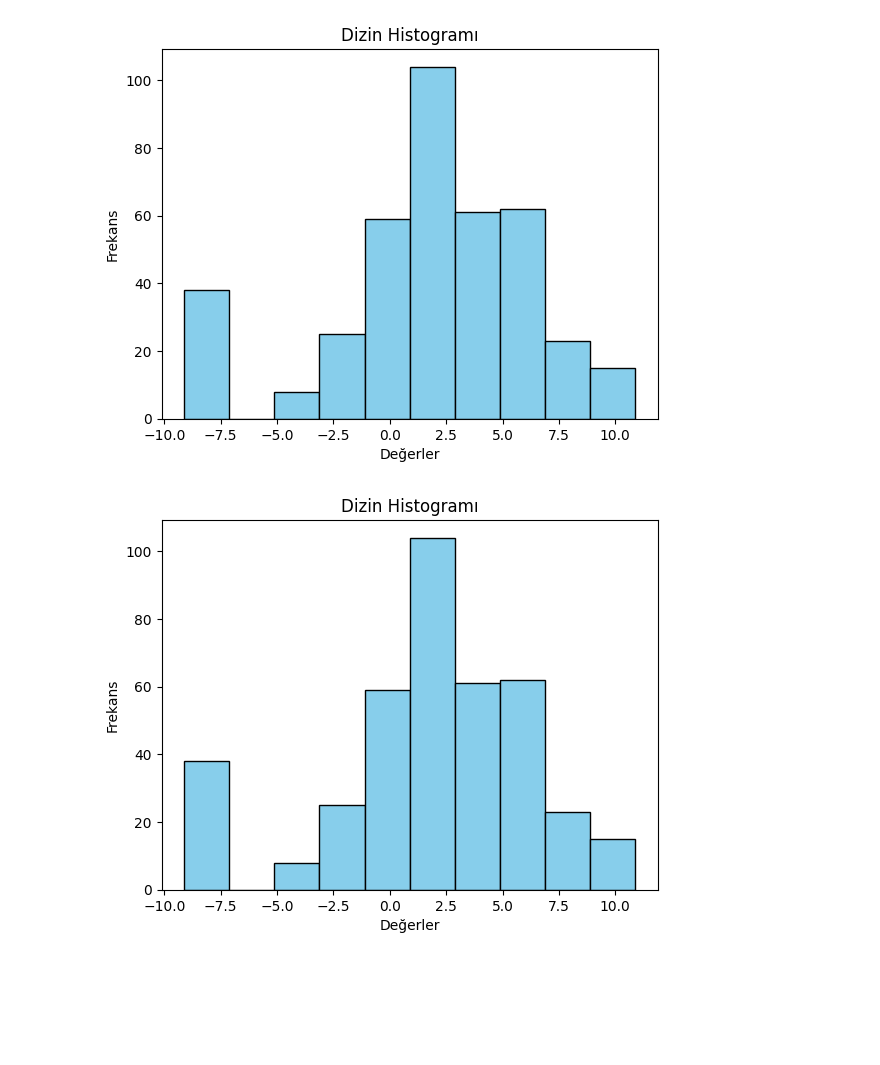
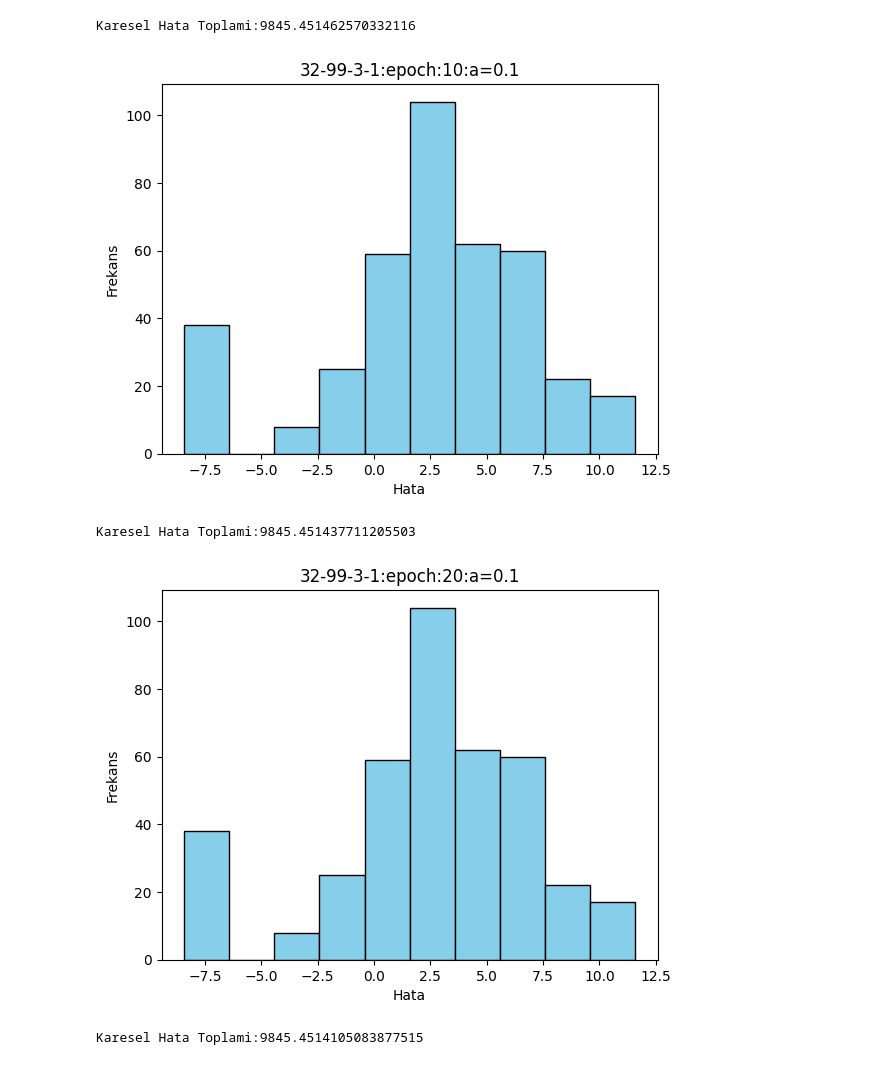
Before and after one commit to Ebrar2/ysa, a Jupyter notebook: Untitled5.ipynb, the cells around one changed output. Cells and saved outputs as stored; diff of their text form; code cells hidden in the pictures; blank space fills up the shorter version.

Commit message:
yeni histogramlar eklendi karesel hata eklendi

```diff
--- a/Untitled5.ipynb
+++ b/Untitled5.ipynb
@@ -24,8 +24,7 @@ y = data["G3"]
 label_encoders = {}
 for column in X.select_dtypes(include=["object"]).columns:
     label_encoders[column] = LabelEncoder()
-    X[column] = label_encoders[column].fit_transform(X[column])
-
+    X[column] = label_encoders[column].fit_transform(X[column])+1
 
 def jacobian_sigmoid(x):
     x= np.float128(x)
@@ -41,16 +40,14 @@ warnings.filterwarnings('ignore')
 def egitim(epoch_size,veri_seti,W1,W2,W3):
   for epoch in range(epoch_size):
     for index,row in veri_seti.iterrows():
-          # İleri besleme (Forward propagation)
           giris=list(row)
           hedef=y.get(index)
           z1 = np.dot(W1,giris)
           z1 = np.float128(z1)
-          a1 = 1 / (1 + np.exp(-z1))  # Sigmoid aktivasyon fonksiyonu
+          a1 = 1 / (1 + np.exp(-z1))
           z2 = np.dot(W2,a1)
           z2 = np.float128(z2)
-          a2=1 / (1 + np.exp(-z2))    #doğrusal
-          # Hata hesaplama (Loss calculation)
+          a2=1 / (1 + np.exp(-z2))
           z3=np.dot(W3,a2)
           a3=z3
           e = hedef-a3
@@ -60,61 +57,65 @@ def egitim(epoch_size,veri_seti,W1,W2,W3):
           W3=W3-learning_rate*s3*np.transpose(a2)
           W2=W2-learning_rate*s2*np.transpose(a1)
           W1=W1-learning_rate*s1*np.transpose(giris)
-          # Geriye yayılma (Backpropagation)
   return agirliklar(W1,W2,W3)
 
 def hata_hesabi(veri_seti,W1,W2,W3):
   hata=[]
+  karesel_hata=0
   for index,row in veri_seti.iterrows():
-          # İleri besleme (Forward propagation)
           giris=list(row)
           hedef=y.get(index)
           z1 = np.dot(W1,giris)
           z1 = np.float128(z1)
-          a1 = 1 / (1 + np.exp(-z1))  # Sigmoid aktivasyon fonksiyonu
+          a1 = 1 / (1 + np.exp(-z1))
           z2 = np.dot(W2,a1)
           z2 = np.float128(z2)
-          a2=1 / (1 + np.exp(-z2))    #doğrusal
-          # Hata hesaplama (Loss calculation)
+          a2=1 / (1 + np.exp(-z2))
           z3=np.dot(W3,a2)
           a3=z3
           e = hedef-a3
+          karesel_hata+=pow(e[0],2)
           hata.append(e[0])
+  print('Karesel Hata Toplami:'+str(karesel_hata))
   return hata
 
 
 
-def histogram_olustur(hata):
-  plt.hist(hata, bins=10, color='skyblue', edgecolor='black')  # Grafik başlığı ve etiketlerini ekle
-  plt.title('Dizin Histogramı')
-  plt.xlabel('Değerler')
+def histogram_olustur(hata,title):
+  plt.hist(hata, bins=10, color='skyblue', edgecolor='black')
+  plt.title(title)
+  plt.xlabel('Hata')
   plt.ylabel('Frekans')
   plt.show()
 
-giris_boyutu =len(X.columns)   # Giriş katmanı boyutu
-gizliKatman_boyutu1 = 99    # Gizli katman boyutu
-gizliKatman_boyutu2 = 3    # Gizli katman boyutu
-cikis_boyutu = 1    # Çıktı katmanı boyutu
+
+giris_boyutu =len(X.columns)
+gizliKatman_boyutu1 = 99
+gizliKatman_boyutu2 = 3
+cikis_boyutu = 1
 learning_rate = 0.1
 
 genel_W1=np.random.randn(gizliKatman_boyutu1,giris_boyutu)
 genel_W2=np.random.randn(gizliKatman_boyutu2,gizliKatman_boyutu1)
 genel_W3=np.random.randn(cikis_boyutu,gizliKatman_boyutu2)
 
+#Eğitim 10 epoch
+sonuc=egitim(10,X,genel_W1,genel_W2,genel_W3)
+hata1=hata_hesabi(X,sonuc.W1,sonuc.W2,sonuc.W3)
+histogram_olustur(hata1,'32-99-3-1:epoch:10:a=0.1')
 
-sonuc=egitim(10,X,genel_W1,genel_W2,genel_W3)
-hata=hata_hesabi(X,sonuc.W1,sonuc.W2,sonuc.W3)
-histogram_olustur(hata)
+#Eğitim 20 epoch
+sonuc=egitim(20,X,genel_W1,genel_W2,genel_W3)
+hata2=hata_hesabi(X,sonuc.W1,sonuc.W2,sonuc.W3)
+histogram_olustur(hata2,'32-99-3-1:epoch:20:a=0.1')
 
-
-sonuc=egitim(20,X,genel_W1,genel_W2,genel_W3)
-hata=hata_hesabi(X,sonuc.W1,sonuc.W2,sonuc.W3)
-histogram_olustur(hata)
-
-
+#Eğitim 30 epoch
 sonuc=egitim(30,X,genel_W1,genel_W2,genel_W3)
-hata=hata_hesabi(X,sonuc.W1,sonuc.W2,sonuc.W3)
-histogram_olustur(hata)
+hata3=hata_hesabi(X,sonuc.W1,sonuc.W2,sonuc.W3)
+histogram_olustur(hata3,'32-99-3-1:epoch:30:a=0.1')
 # %% [output]
+Karesel Hata Toplami:9845.451462570332116
-[figure, old version]
+[figure, new version]
+Karesel Hata Toplami:9845.451437711205503
-[figure, old version]
+[figure, new version]
+Karesel Hata Toplami:9845.4514105083877515
```
Also changed, not shown: parts of 4 cells of this notebook.
